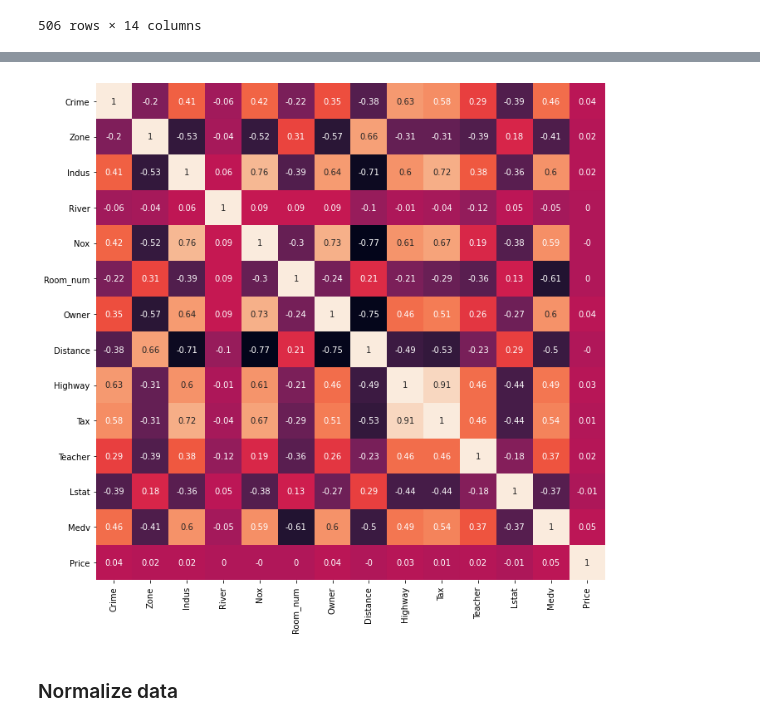
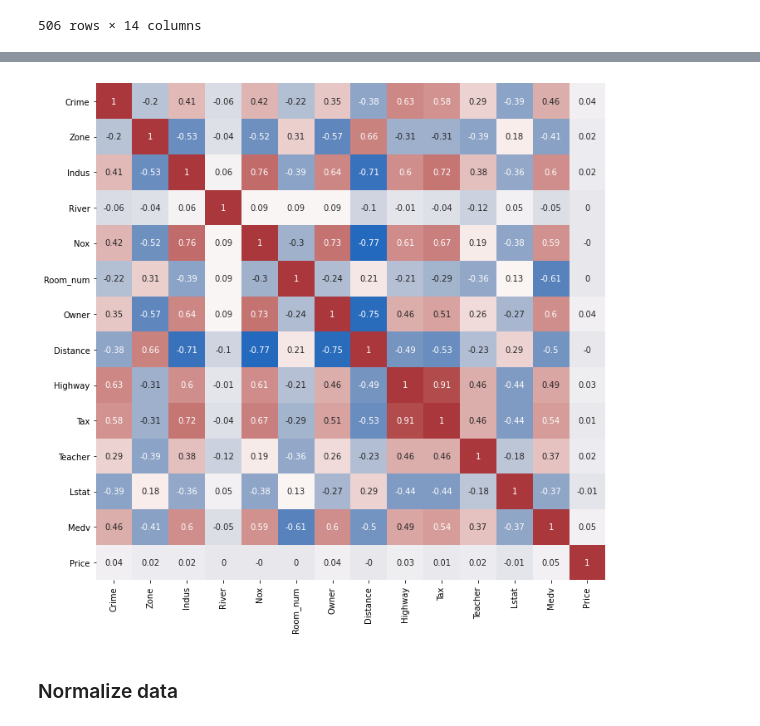
Before and after one commit to kurtgrothe/ANA675_Project, a Jupyter notebook: ANA675_project.ipynb, the cells around one changed output, grey strips where cells are left out. Drawn from its saved outputs; the diff is of its cells as text; code cells hidden in the pictures.

```diff
--- a/ANA675_project.ipynb
+++ b/ANA675_project.ipynb
@@ -84,10 +102,10 @@ df.describe()
 # %%
 # Correlatoin Matrix
 matrix = df.corr().round(2)
 fig, ax = plt.subplots(figsize=(11, 11))
-sns.heatmap(matrix, annot=True,cbar=False)
+sns.heatmap(matrix, annot=True,cbar=False,cmap='vlag')
 plt.show()
 # %% [output]
-[figure, old version]
+[figure, new version]
 # %% [markdown]
 ### Normalize data
```
Also changed, not shown: parts of 5 cells of this notebook.
